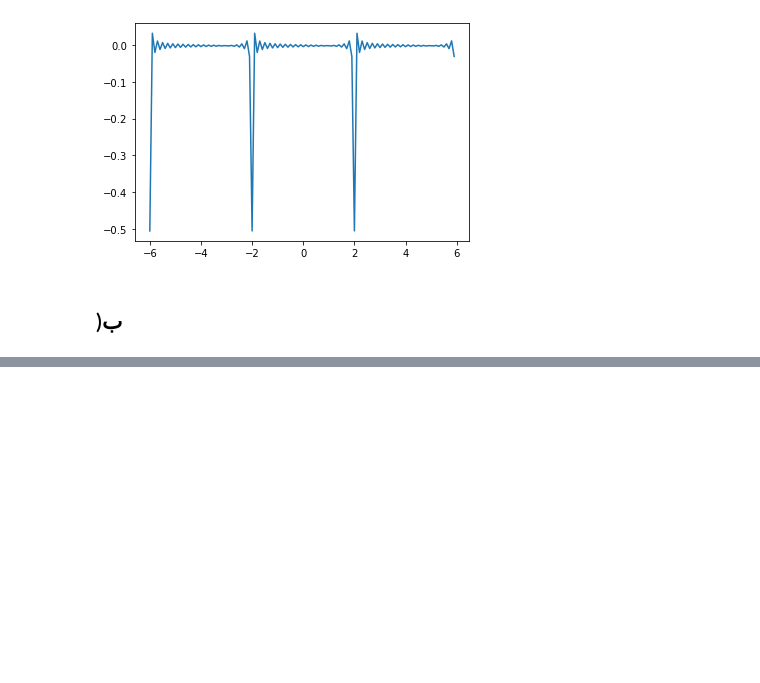
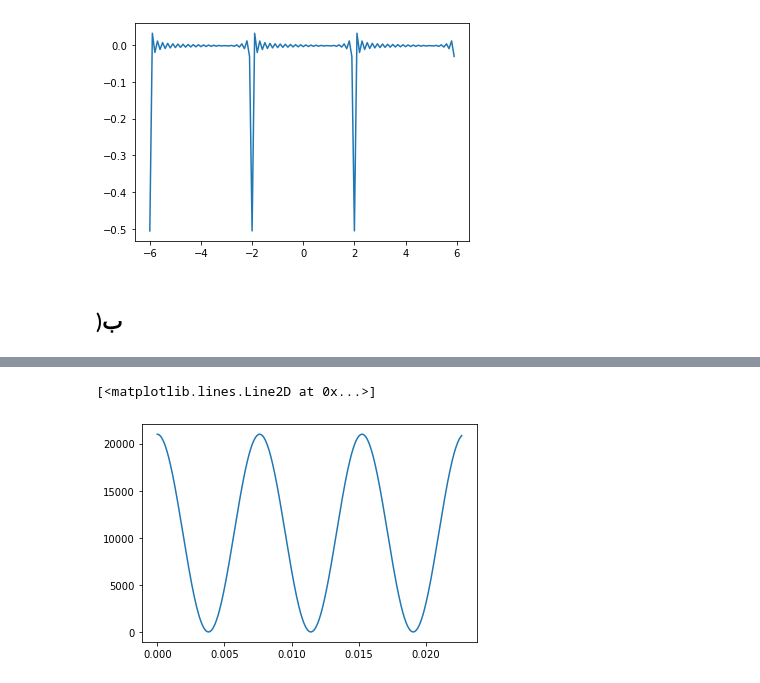
Before and after one commit to hoseinlook/signals_and_systems_hws, a Jupyter notebook: hw3/SS_HW3/hw3.ipynb, the cells around one changed output, grey strips where cells are left out. Drawn from its saved outputs; the diff is of its cells as text; code cells hidden in the pictures; blank space fills up the shorter version.

```diff
--- a/hw3/SS_HW3/hw3.ipynb
+++ b/hw3/SS_HW3/hw3.ipynb
@@ -180,0 +230,5 @@ print(list(k_list))
+# %%
+plt.plot(t[:1000], x_with_fourier_serie(x=y_fun , k_list=[0,1],T=T)(t[:1000]))
+# %% [output]
+[<matplotlib.lines.Line2D at 0x...>]
+[figure, added]
```
Also changed, not shown: parts of 12 cells of this notebook.
